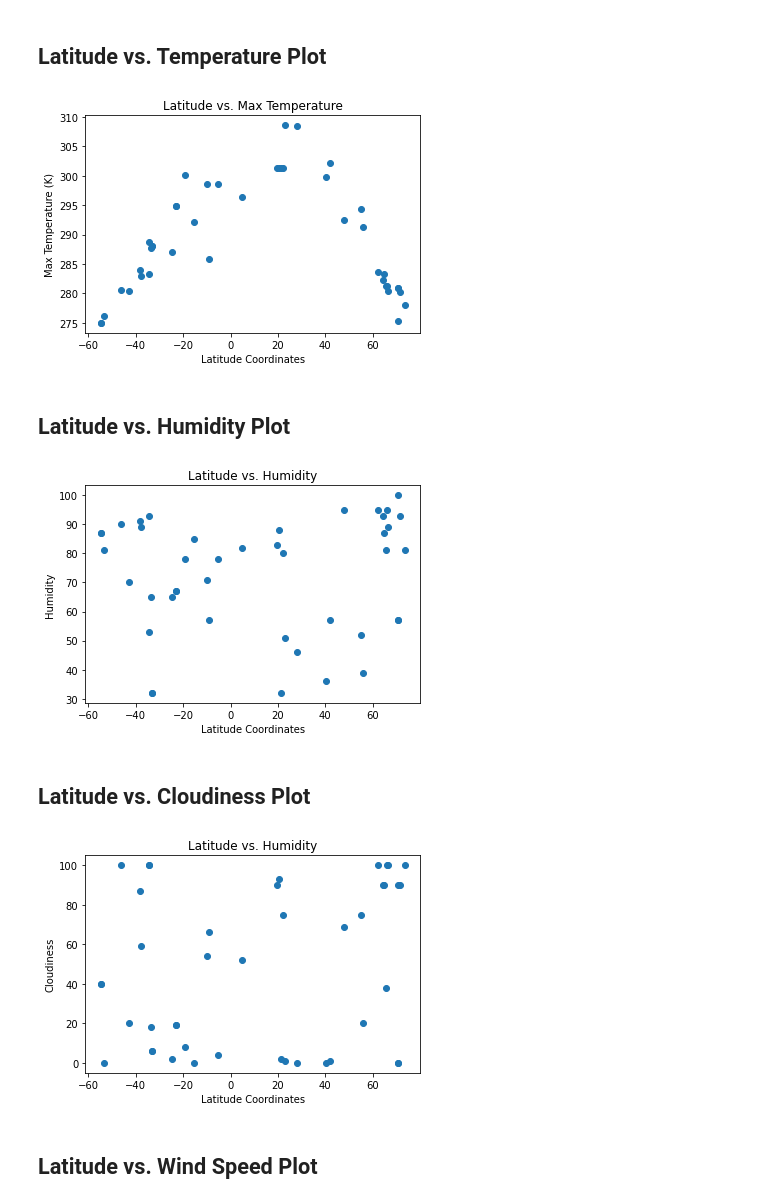
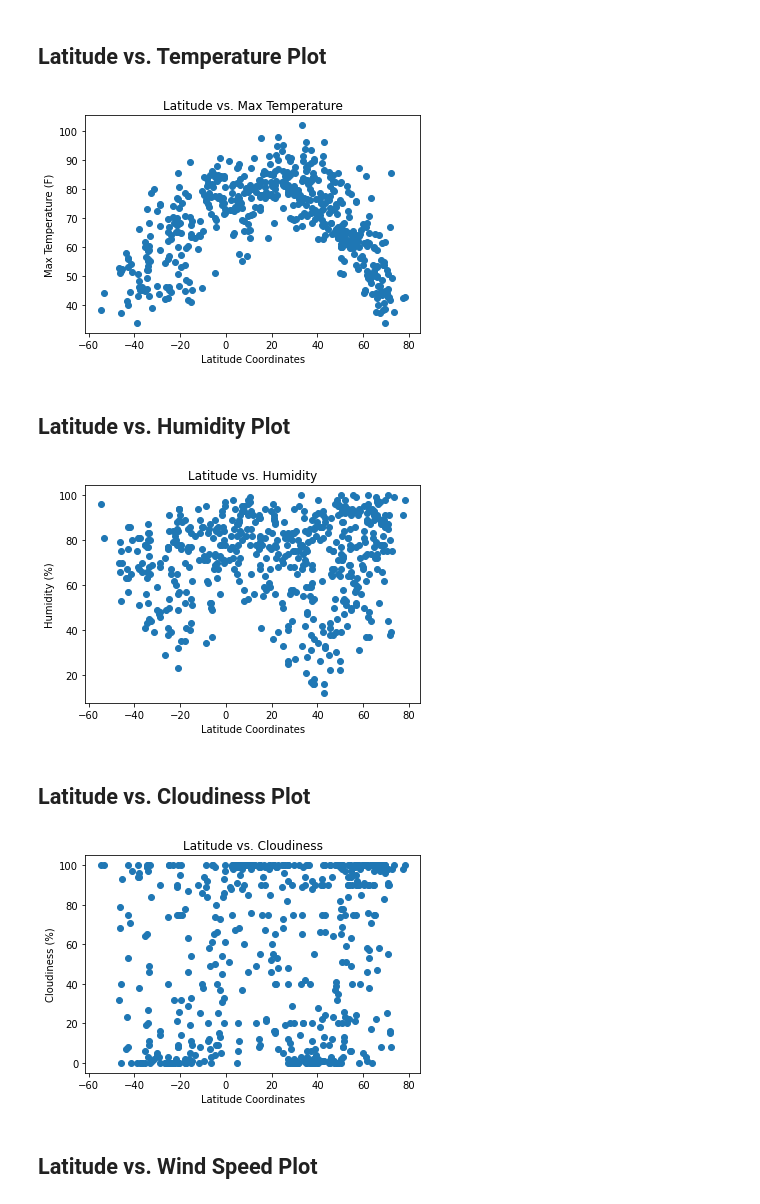
Before and after one commit to jared-roussel/python-api-challenge, a Jupyter notebook: WeatherPy/WeatherPy.ipynb, the cells around one changed output. Drawn from its saved outputs; the diff is of its cells as text; code cells hidden in the pictures.

```diff
--- a/WeatherPy/WeatherPy.ipynb
+++ b/WeatherPy/WeatherPy.ipynb
@@ -28,9 +28,9 @@ weather_api_key = '877069c5920cb3ad3f4efa6dac5c6f9e'
 
 #Create lists and add random latitude and longitude values
 np.random.seed(672812)
-long_list = [random_long for random_long in np.random.randint(-180,180,50)]
+long_list = [random_long for random_long in np.random.randint(-180,180,1500)]
 # print(len(long_list))
-lat_list = [random_lat for random_lat in np.random.randint(-90,90,50)]
+lat_list = [random_lat for random_lat in np.random.randint(-90,90,1500)]
 # print(len(lat_list))
 
 #Feed random latitude and longitude values to citipy
@@ -47,4 +47,4 @@ for index in range(0,index_max):
 
     if city_name not in cities:
         cities.append(city_name)
-print(cities, '\n', len(cities))
+# print(cities, '\n', len(cities))
@@ -176,0 +142,5 @@ city_info_df.head()
+# %%
+#Create dataframe from dictionary
+city_info_df = pd.DataFrame(all_cities_data)
+city_info_df['Max Temp (F)'] = [((temp-273.15)*(9/5)+32) for temp in city_info_df['Max Temp']]
+city_info_df.head()
@@ -199,26 +174,33 @@ indices
 ## Latitude vs. Temperature Plot
 # %%
 lat_plot = city_info_df['Lat']
-temp_plot = city_info_df['Max Temp']
+temp_plot = city_info_df['Max Temp (F)']
 plt.scatter(lat_plot, temp_plot)
 plt.xlabel("Latitude Coordinates")
-plt.ylabel("Max Temperature (K)")
+plt.ylabel("Max Temperature (F)")
 plt.title("Latitude vs. Max Temperature")
+plt.savefig('latitude_temperature_scatter.png', bbox_inches='tight')
 plt.show()
+
+#Analysis: By plotting the max temperature against the latitude coordinates, the scatter plot is showing the distribution of the city temperatures based upon the location of the city from the equator; cities closer to the equator, have higher max temperatures.
+#The plot indicates there is higher correlation for the northern hemisphere versus the southern hemisphere.
 # %% [output]
-[figure, old version]
+[figure, new version]
 # %% [markdown]
 ## Latitude vs. Humidity Plot
 # %%
 lat_plot = city_info_df['Lat']
 humidity_plot = city_info_df['Humidity']
-plt.scatter(lat_plot,humidity_plot)
+plt.scatter(lat_plot, humidity_plot)
 plt.xlabel("Latitude Coordinates")
-plt.ylabel("Humidity")
+plt.ylabel("Humidity (%)")
 plt.title("Latitude vs. Humidity")
+plt.savefig('latitude_humidity_scatter.png', bbox_inches='tight')
 plt.show()
+#Analysis: By plotting the humidity against the latitude coordinates, the scatter plot is showing the majority of cities have humidity above 60%.
+#There is greater clustering around higher latitudes (above 40 degrees N) and humidity above 80%.
 # %% [output]
-[figure, old version]
+[figure, new version]
 # %% [markdown]
 ## Latitude vs. Cloudiness Plot
 # %%
@@ -226,11 +208,13 @@ lat_plot = city_info_df['Lat']
 cloudiness_plot = city_info_df['Cloudiness']
 plt.scatter(lat_plot,cloudiness_plot)
 plt.xlabel("Latitude Coordinates")
-plt.ylabel("Cloudiness")
-plt.title("Latitude vs. Humidity")
+plt.ylabel("Cloudiness (%)")
+plt.title("Latitude vs. Cloudiness")
+plt.savefig('latitude_cloudiness_scatter.png', bbox_inches='tight')
 plt.show()
+#Analysis: By plotting the cloudiness against the latitude coordinates, the scatter plot is indicating that cloudiness reaches a low value immediately south of and north of the equator; cloudness rises sharply near the equator.
 # %% [output]
-[figure, old version]
+[figure, new version]
 # %% [markdown]
 ## Latitude vs. Wind Speed Plot
 # %%
```
Also changed, not shown: parts of 18 cells of this notebook, 14 other files.
